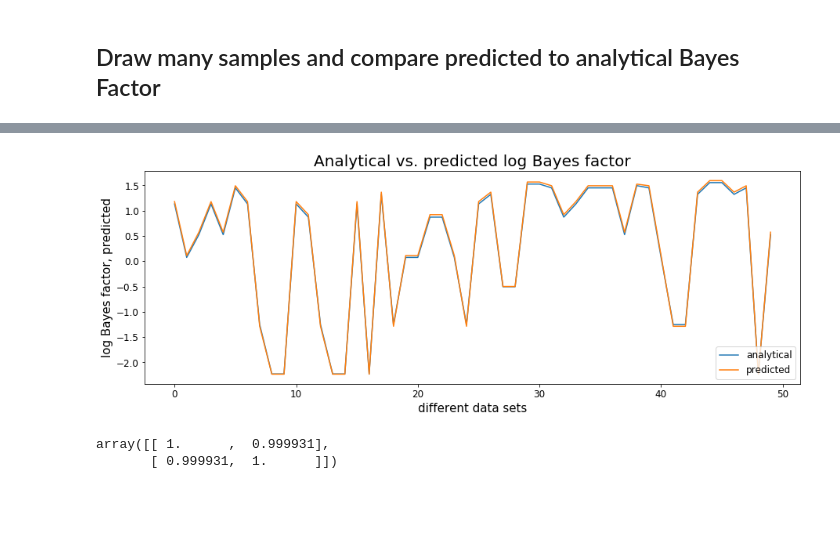
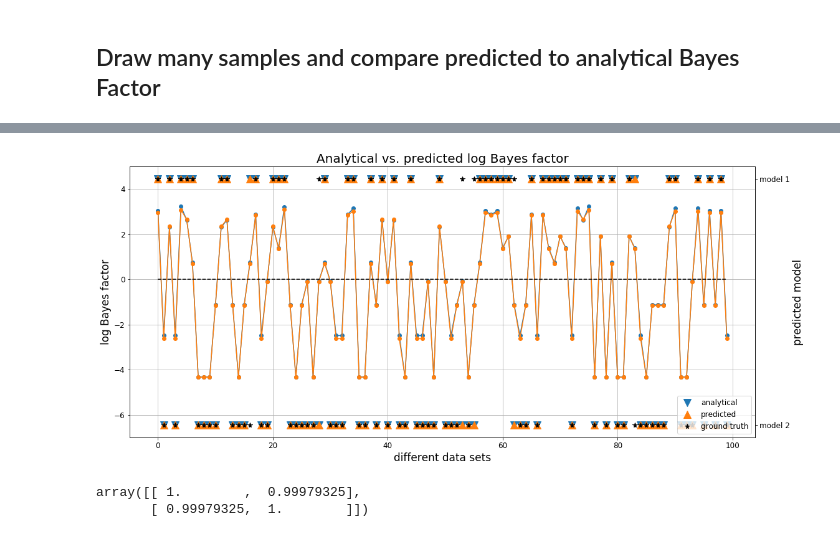
Before and after one commit to janfb/mcabc, a Jupyter notebook: ModelComparison_poisson_vs_negbin.ipynb, the cells around one changed output, grey strips where cells are left out. Drawn from its saved outputs; the diff is of its cells as text; code cells hidden in the pictures; blank space fills up the shorter version.

```diff
--- a/ModelComparison_poisson_vs_negbin.ipynb
+++ b/ModelComparison_poisson_vs_negbin.ipynb
@@ -32,7 +32,7 @@ Overdispersion means that the dispersion predicted by the model is less than tha
 Given that we want to start with a very simple case, we should choose the Gamma and Beta priors on the Poisson and the NB model such that they result in very different data models.
 # %%
 sample_size = 1
-n_samples = 20000
+n_samples = 150000
 
 # set prior parameters
 # gamma prior shape and scale
@@ -45,7 +45,7 @@ gamma_prior = gamma(a=shape, scale=scale)
 alp = 5.
 bet = 2.
 # neg bin number of successes, fixed
-r = 7.
+r = 3.
 beta_prior = beta(a=alp, b=bet)
 # %%
 k = np.arange(50)
@@ -181,7 +178,7 @@ nb_psuccess = beta_prior.mean()
 # flag for plotting sample distributions
 plot = False
 
-Ntest = 50
+Ntest = 100
 for i in range(Ntest):
 
     # sample model index
@@ -229,7 +226,7 @@ for i in range(Ntest):
 mi_true = np.array(model_indices)
 
 # MAP estimate of model index
-mi_pred = np.array(pred_mi)
+mi_pred = (np.array(bf_predicted) < 0)  # np.array(pred_mi)
 
 # predict m_i = 1 if log BF negaive, m_i = 0 if it is positive
 mi_ana = (np.array(bf_true) < 0)
@@ -246,0 +248,15 @@ plt.savefig(os.path.join('figures', 'stats_hists.png'), dpi=300);
+# %%
+bf_predicted = np.array(bf_predicted)
+bf_true = np.array(bf_true)
+#plt.figure(figsize=(15, 10))
+plt.subplot(121)
+plt.title('Distributions of Bayes factors, MDN prediction')
+plt.hist(bf_predicted[mi_true.astype(int)==0], bins='auto', alpha=0.5, label='m0')
+plt.hist(bf_predicted[mi_true.astype(int)==1], bins='auto', alpha=0.5, label='m1');
+plt.legend()
+plt.subplot(122)
+plt.title('analytical')
+plt.hist(bf_true[mi_true.astype(int)==0], bins='auto', alpha=0.5, label='m0')
+plt.hist(bf_true[mi_true.astype(int)==1], bins='auto', alpha=0.5, label='m1')
+plt.legend()
+plt.savefig('figures/bf_distributions.png', dpi=300);
@@ -247,23 +332,36 @@ plt.savefig(os.path.join('figures', 'stats_hists.png'), dpi=300);
 # %%
-plt.figure(figsize=(15, 5))
-plt.plot(bf_true, label='analytical', color='C0')
+plt.figure(figsize=(18, 8))
+plt.plot(bf_true, '-o', label='analytical')
 plt.ylabel('log Bayes factor, analytical')
 
 #plt.twinx()
-plt.plot(bf_predicted, label='predicted', color='C1')
-plt.ylabel('log Bayes factor, predicted')
+plt.plot(bf_predicted, 'o-', label='predicted')
+plt.ylabel('log Bayes factor')
 plt.xlabel('different data sets')
 plt.title('Analytical vs. predicted log Bayes factor')
+plt.plot(np.zeros(Ntest), '--', label='threshold', color='k')
 
+#plt.legend(loc='best')
+plt.grid()
+plt.ylim([-7, 5])
+
+plt.twinx()
+plt.yticks([0, 1], ['model 2', 'model 1'])
+
+plt.plot(mi_ana==0, 'v', markersize=12, label='analytical')
+plt.plot(mi_pred==0, '^', markersize=12, label='predicted')
+plt.plot(mi_true==0, '*', markersize=8, label='ground truth', color='k')
 plt.legend(loc=4)
+plt.ylabel('predicted model')
+
 plt.savefig(os.path.join('figures', 'bf_prediction.png'), dpi=300);
 # %% [output]
-[figure, old version]
+[figure, new version]
 # %%
 np.corrcoef(bf_true, bf_predicted)
 # %% [output]
-array([[ 1.      ,  0.999931],
-       [ 0.999931,  1.      ]])
+array([[ 1.        ,  0.99979325],
+       [ 0.99979325,  1.        ]])
 # %%
 plt.figure(figsize=(15, 5))
 plt.plot(mi_true, 'o-', label='correct model', alpha=1., markersize=7, lw=3)
```
Also changed, not shown: parts of 12 cells of this notebook, 4 other files.
